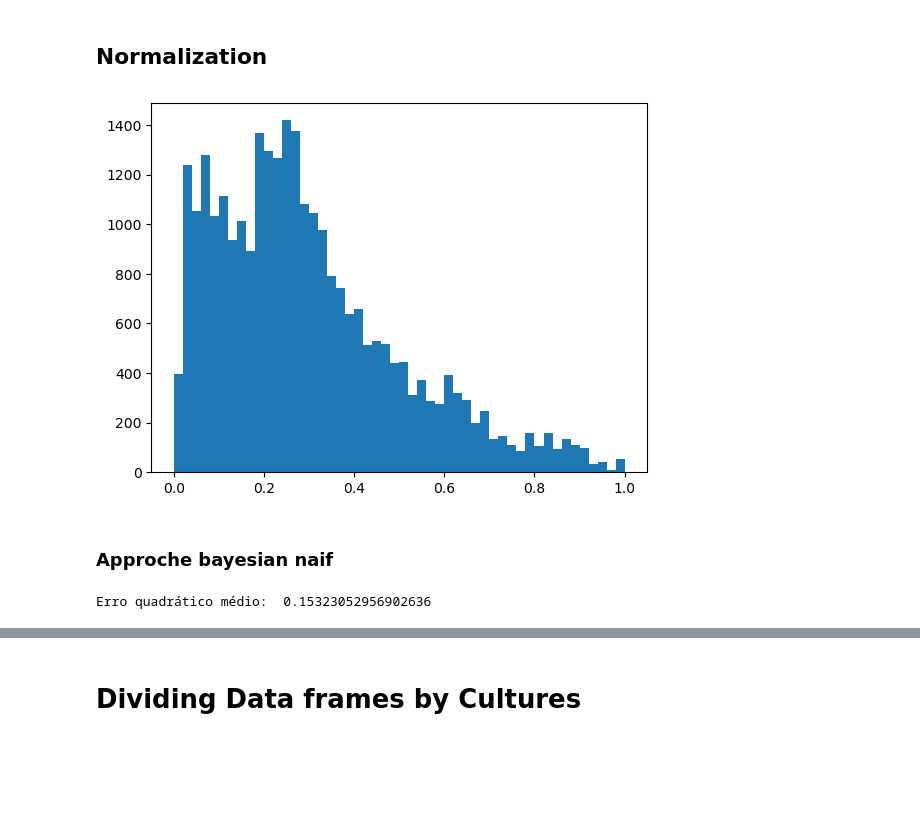
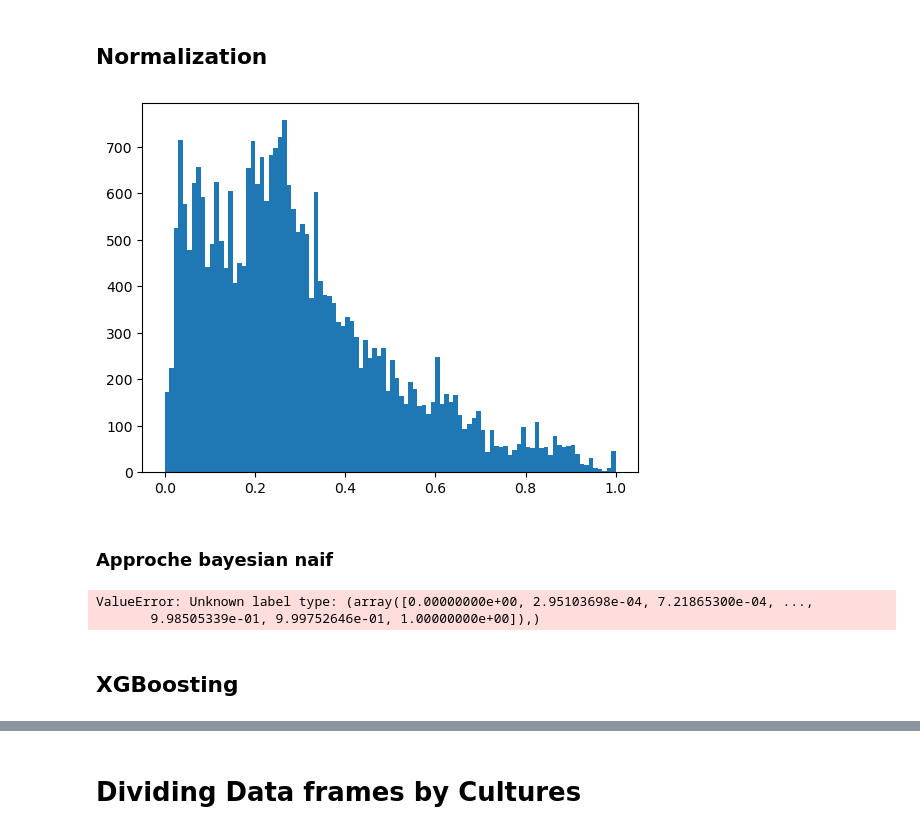
Before and after one commit to afonsopastana/test, a Jupyter notebook: models-to-yield-prediction.ipynb, the cells around one changed output, grey strips where cells are left out. Saved outputs shown, nothing was run; the diff lists cells and outputs as text; code cells hidden in the pictures; blank space fills up the shorter version.

```diff
--- a/models-to-yield-prediction.ipynb
+++ b/models-to-yield-prediction.ipynb
@@ -290,10 +290,10 @@ for ligne in df.iterrows():
 
 df['yield_norm'] = yield_norm
 # %%
-plt.hist(df['yield_norm'], bins=50)
+plt.hist(df['yield_norm'], bins=100)
 plt.show()
 # %% [output]
-[figure, old version]
+[figure, new version]
 # %% [markdown]
 ### Approche bayesian naif
 # %%
@@ -304,7 +304,6 @@ from sklearn.compose import ColumnTransformer
 from sklearn.naive_bayes import GaussianNB
 from sklearn.pipeline import Pipeline
 from sklearn.metrics import mean_squared_error
-import pandas as pd
 
 # Carregando seus dados
 # df = pd.read_csv('seu_arquivo.csv')
@@ -318,7 +317,7 @@ X = df[atributos_numericos + atributos_categoricos]
 y = df['yield_norm']
 X_train, X_test, y_train, y_test = train_test_split(X, y, test_size=0.2, random_state=42)
 
-y_train=y_train.astype('int')
+#y_train=y_train.astype('int')
 
 # Criando o pré-processador
 preprocessor = ColumnTransformer(
@@ -340,4 +339,7 @@ y_pred = clf.predict(X_test)
 mse = mean_squared_error(y_test, y_pred)
 print('Erro quadrático médio: ', mse)
 # %% [output]
-Erro quadrático médio:  0.15323052956902636
+ValueError: Unknown label type: (array([0.00000000e+00, 2.95103698e-04, 7.21865300e-04, ...,
+       9.98505339e-01, 9.99752646e-01, 1.00000000e+00]),)
+# %% [markdown]
+## XGBoosting
```
Also changed, not shown: parts of 2 cells of this notebook.
